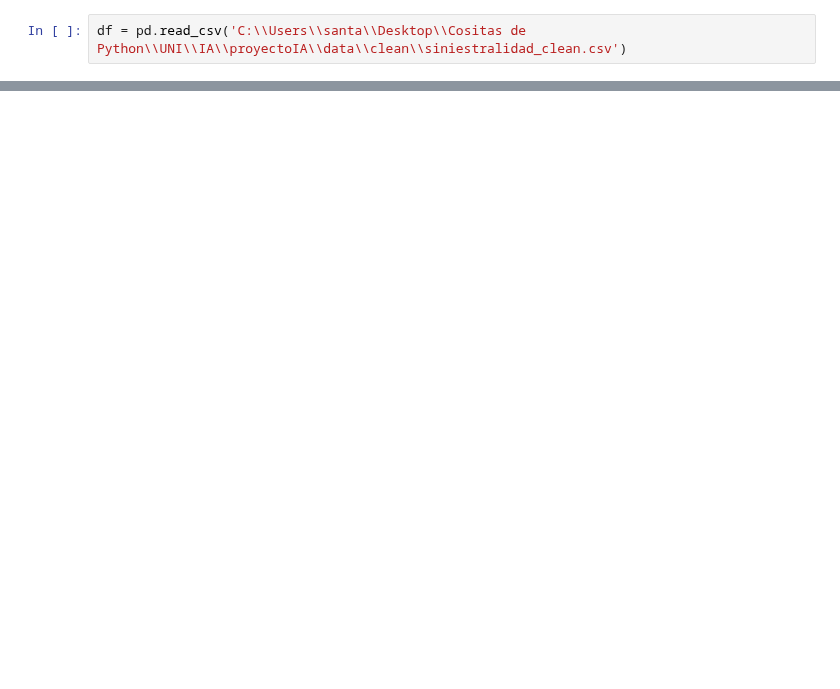
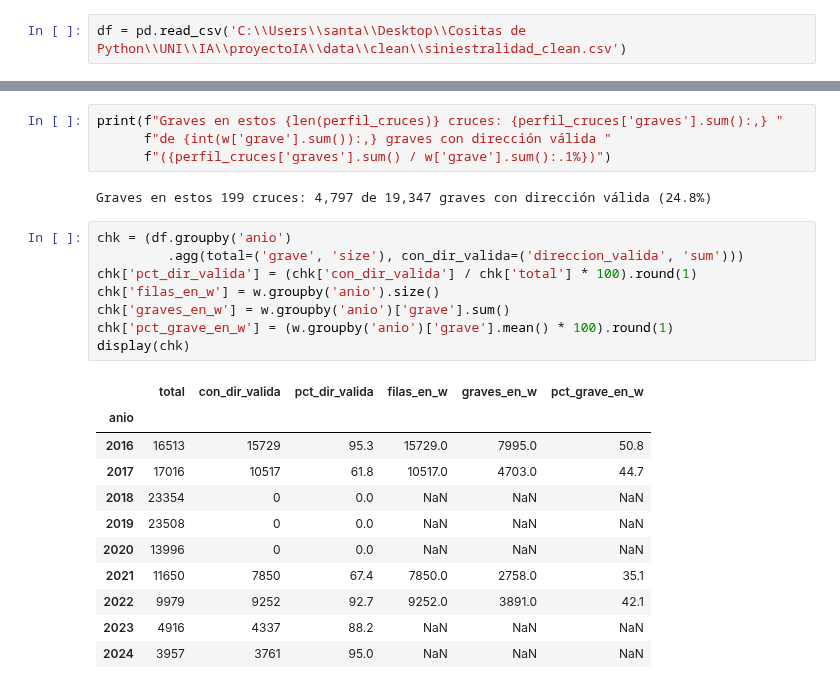
Before and after one commit to Davjos1881/proyecto_ia, a Jupyter notebook: modelos/perfilamiento_territorial.ipynb, the cells around one changed output, grey strips where cells are left out. Drawn from its saved outputs; the diff is of its cells as text; blank space fills up the shorter version.

```diff
--- a/modelos/perfilamiento_territorial.ipynb
+++ b/modelos/perfilamiento_territorial.ipynb
@@ -169,0 +219,26 @@ display(resumen_clusters)
+# %%
+print(f"Graves en estos {len(perfil_cruces)} cruces: {perfil_cruces['graves'].sum():,} "
+      f"de {int(w['grave'].sum()):,} graves con dirección válida "
+      f"({perfil_cruces['graves'].sum() / w['grave'].sum():.1%})")
+# %% [output]
+Graves en estos 199 cruces: 4,797 de 19,347 graves con dirección válida (24.8%)
+# %%
+chk = (df.groupby('anio')
+         .agg(total=('grave', 'size'), con_dir_valida=('direccion_valida', 'sum')))
+chk['pct_dir_valida'] = (chk['con_dir_valida'] / chk['total'] * 100).round(1)
+chk['filas_en_w'] = w.groupby('anio').size()
+chk['graves_en_w'] = w.groupby('anio')['grave'].sum()
+chk['pct_grave_en_w'] = (w.groupby('anio')['grave'].mean() * 100).round(1)
+display(chk)
+# %% [output]
+|  | total | con_dir_valida | pct_dir_valida | filas_en_w | graves_en_w | pct_grave_en_w |
+| anio |  |  |  |  |  |  |
+| 2016 | 16513 | 15729 | 95.3 | 15729.0 | 7995.0 | 50.8 |
+| 2017 | 17016 | 10517 | 61.8 | 10517.0 | 4703.0 | 44.7 |
+| 2018 | 23354 | 0 | 0.0 | NaN | NaN | NaN |
+| 2019 | 23508 | 0 | 0.0 | NaN | NaN | NaN |
+| 2020 | 13996 | 0 | 0.0 | NaN | NaN | NaN |
+| 2021 | 11650 | 7850 | 67.4 | 7850.0 | 2758.0 | 35.1 |
+| 2022 | 9979 | 9252 | 92.7 | 9252.0 | 3891.0 | 42.1 |
+| 2023 | 4916 | 4337 | 88.2 | NaN | NaN | NaN |
+| 2024 | 3957 | 3761 | 95.0 | NaN | NaN | NaN |
```
Also changed, not shown: parts of 10 cells of this notebook, 1 other file.
